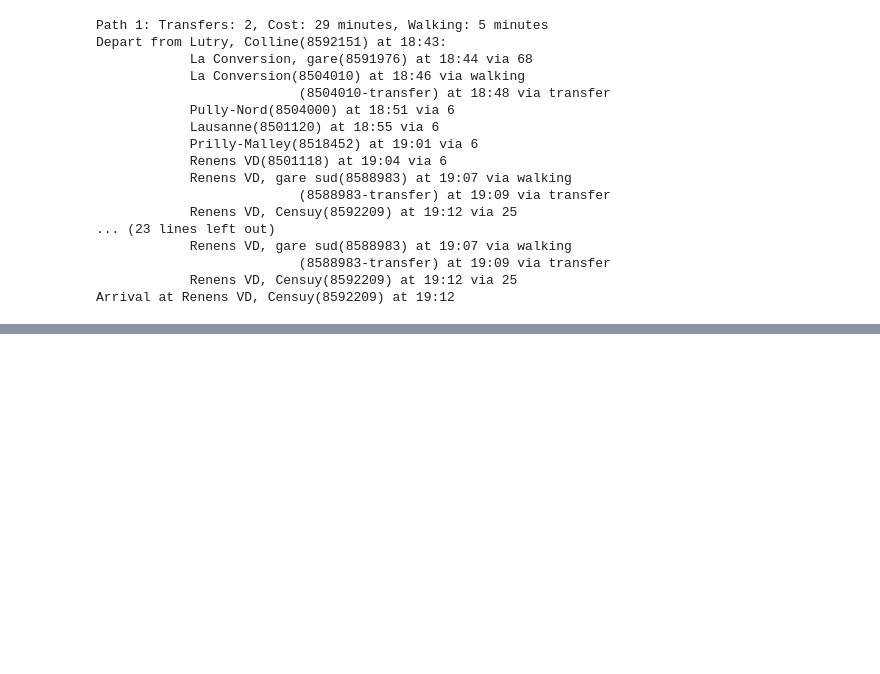
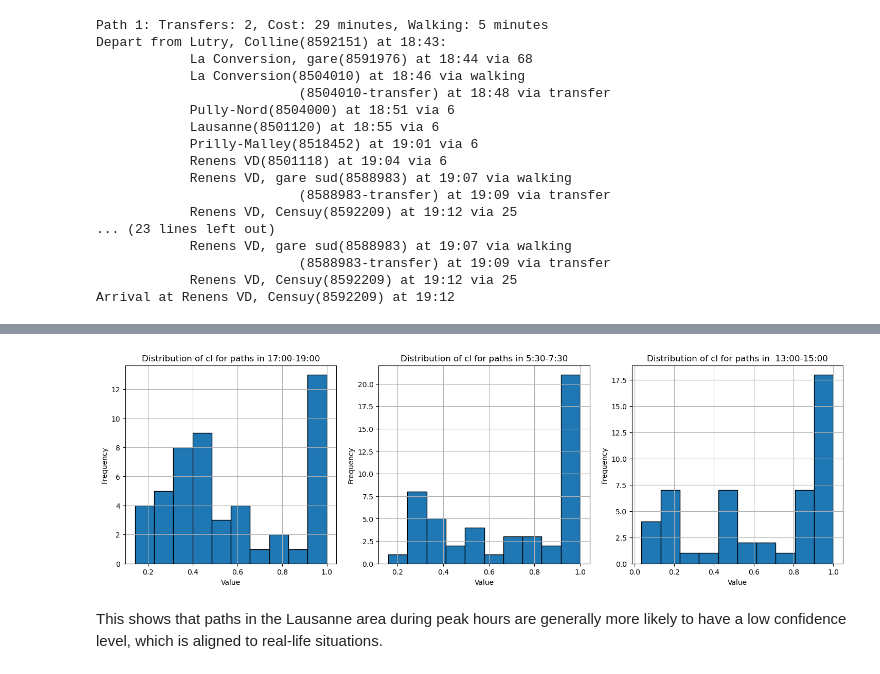
Before and after one commit to sucharush/Robust-journey-planner, a Jupyter notebook: validation.ipynb, the cells around one changed output, grey strips where cells are left out. Cells and saved outputs as stored; diff of their text form; code cells hidden in the pictures; blank space fills up the shorter version.

```diff
--- a/validation.ipynb
+++ b/validation.ipynb
@@ -270,0 +280,3 @@ Arrival at Renens VD, Censuy(8592209) at 19:12
+# %%
+# import istdaten data
+grouped_istdaten = process_istdaten_data("data/sbb_real_stop_times.parquet")
@@ -270,0 +353,31 @@ Arrival at Renens VD, Censuy(8592209) at 19:12
+# %%
+peak_cl, off_peak_dict = generate_cls(sbb_network)
+# %%
+offpeak_lc_1 = off_peak_dict[list(off_peak_dict.keys())[0]]
+offpeak_lc_2 = off_peak_dict[list(off_peak_dict.keys())[1]]
+# %%
+fig, axes = plt.subplots(1, 3, figsize=(18, 5))
+
+axes[0].hist(peak_cl, bins=10, edgecolor='black')
+axes[0].set_title('Distribution of cl for paths in 17:00-19:00')
+axes[0].set_xlabel('Value')
+axes[0].set_ylabel('Frequency')
+axes[0].grid(True)
+
+axes[1].hist(offpeak_lc_1, bins=10, edgecolor='black')
+axes[1].set_title('Distribution of cl for paths in 5:30-7:30')
+axes[1].set_xlabel('Value')
+axes[1].set_ylabel('Frequency')
+axes[1].grid(True)
+
+axes[2].hist(offpeak_lc_2, bins=10, edgecolor='black')
+axes[2].set_title('Distribution of cl for paths in  13:00-15:00')
+axes[2].set_xlabel('Value')
+axes[2].set_ylabel('Frequency')
+axes[2].grid(True)
+
+plt.show()
+# %% [output]
+[figure, added]
+# %% [markdown]
+This shows that paths in the Lausanne area during peak hours are generally more likely to have a low confidence level, which is aligned to real-life situations.
```
Also changed, not shown: parts of 8 cells of this notebook.
